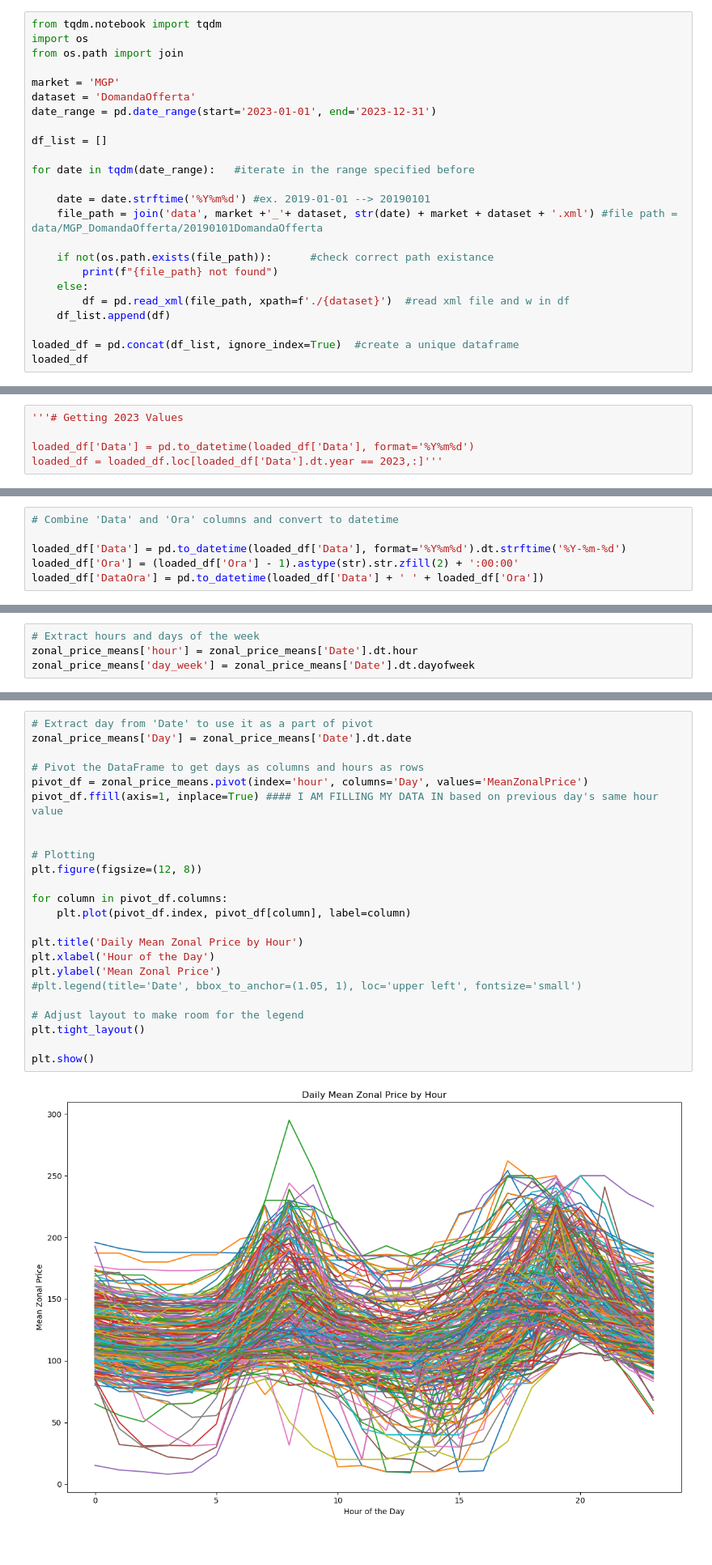
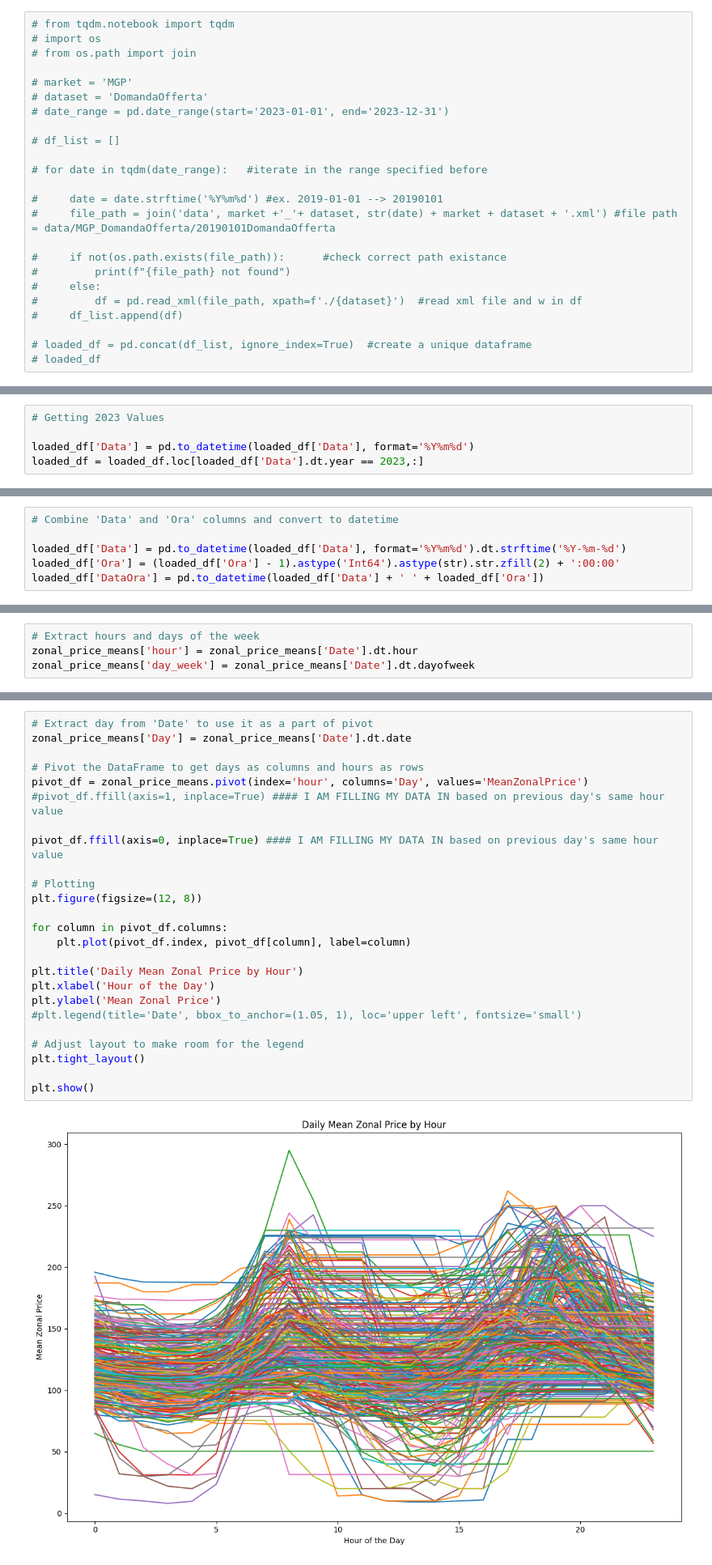
Before and after one commit to bmarci99/Applied-Statistics-Project, a Jupyter notebook: Smoothing_modified.ipynb, the cells around one changed output, grey strips where cells are left out. Shown at 81% size. Drawn from its saved outputs; the diff is of its cells as text.

```diff
--- a/Smoothing_modified.ipynb
+++ b/Smoothing_modified.ipynb
@@ -54,25 +51,25 @@ with gzip.open(path+file, 'rb') as f:
 # %%
-from tqdm.notebook import tqdm
-import os
-from os.path import join
+# from tqdm.notebook import tqdm
+# import os
+# from os.path import join
 
-market = 'MGP'
-dataset = 'DomandaOfferta'
-date_range = pd.date_range(start='2023-01-01', end='2023-12-31')
+# market = 'MGP'
+# dataset = 'DomandaOfferta'
+# date_range = pd.date_range(start='2023-01-01', end='2023-12-31')
 
-df_list = []
+# df_list = []
 
-for date in tqdm(date_range):   #iterate in the range specified before
+# for date in tqdm(date_range):   #iterate in the range specified before
 
-    date = date.strftime('%Y%m%d') #ex. 2019-01-01 --> 20190101
-    file_path = join('data', market +'_'+ dataset, str(date) + market + dataset + '.xml') #file path = data/MGP_DomandaOfferta/20190101DomandaOfferta
+#     date = date.strftime('%Y%m%d') #ex. 2019-01-01 --> 20190101
+#     file_path = join('data', market +'_'+ dataset, str(date) + market + dataset + '.xml') #file path = data/MGP_DomandaOfferta/20190101DomandaOfferta
 
-    if not(os.path.exists(file_path)):      #check correct path existance
-        print(f"{file_path} not found")
-    else:
-        df = pd.read_xml(file_path, xpath=f'./{dataset}')  #read xml file and w in df
-    df_list.append(df)
+#     if not(os.path.exists(file_path)):      #check correct path existance
+#         print(f"{file_path} not found")
+#     else:
+#         df = pd.read_xml(file_path, xpath=f'./{dataset}')  #read xml file and w in df
+#     df_list.append(df)
 
-loaded_df = pd.concat(df_list, ignore_index=True)  #create a unique dataframe
-loaded_df
+# loaded_df = pd.concat(df_list, ignore_index=True)  #create a unique dataframe
+# loaded_df
 # %% [output]
@@ -92,15 +78,15 @@ loaded_df
 # %% [markdown]
 ### Filter df
 # %%
-'''# Getting 2023 Values
+# Getting 2023 Values
 
 loaded_df['Data'] = pd.to_datetime(loaded_df['Data'], format='%Y%m%d')
-loaded_df = loaded_df.loc[loaded_df['Data'].dt.year == 2023,:]'''
+loaded_df = loaded_df.loc[loaded_df['Data'].dt.year == 2023,:]
 # %%
 loaded_df = loaded_df.loc[loaded_df.ZonaMercato=='CALA;CNOR;CSUD;NORD;SARD;SICI;SUD;AUST;COAC;CORS;FRAN;GREC;SLOV;SVIZ;MALT;COUP;MONT;',:]
 # %%
 # Combine 'Data' and 'Ora' columns and convert to datetime
 
 loaded_df['Data'] = pd.to_datetime(loaded_df['Data'], format='%Y%m%d').dt.strftime('%Y-%m-%d')
-loaded_df['Ora'] = (loaded_df['Ora'] - 1).astype(str).str.zfill(2) + ':00:00'
+loaded_df['Ora'] = (loaded_df['Ora'] - 1).astype('Int64').astype(str).str.zfill(2) + ':00:00'
 loaded_df['DataOra'] = pd.to_datetime(loaded_df['Data'] + ' ' + loaded_df['Ora'])
@@ -218,29 +219,30 @@ plt.show()
 # %%
 # Extract day from 'Date' to use it as a part of pivot
 zonal_price_means['Day'] = zonal_price_means['Date'].dt.date
 
 # Pivot the DataFrame to get days as columns and hours as rows
 pivot_df = zonal_price_means.pivot(index='hour', columns='Day', values='MeanZonalPrice')
-pivot_df.ffill(axis=1, inplace=True) #### I AM FILLING MY DATA IN based on previous day's same hour value
+#pivot_df.ffill(axis=1, inplace=True) #### I AM FILLING MY DATA IN based on previous day's same hour value
 
+pivot_df.ffill(axis=0, inplace=True) #### I AM FILLING MY DATA IN based on previous day's same hour value
 
 # Plotting
 plt.figure(figsize=(12, 8))
 
 for column in pivot_df.columns:
     plt.plot(pivot_df.index, pivot_df[column], label=column)
 
 plt.title('Daily Mean Zonal Price by Hour')
 plt.xlabel('Hour of the Day')
 plt.ylabel('Mean Zonal Price')
 #plt.legend(title='Date', bbox_to_anchor=(1.05, 1), loc='upper left', fontsize='small')
 
 # Adjust layout to make room for the legend
 plt.tight_layout()
 
 plt.show()
 # %% [output]
-[figure, old version]
+[figure, new version]
 # %% [markdown]
 ## SMOOTHEN
 # %%
```
Also changed, not shown: parts of 14 cells of this notebook, 4 other files.
